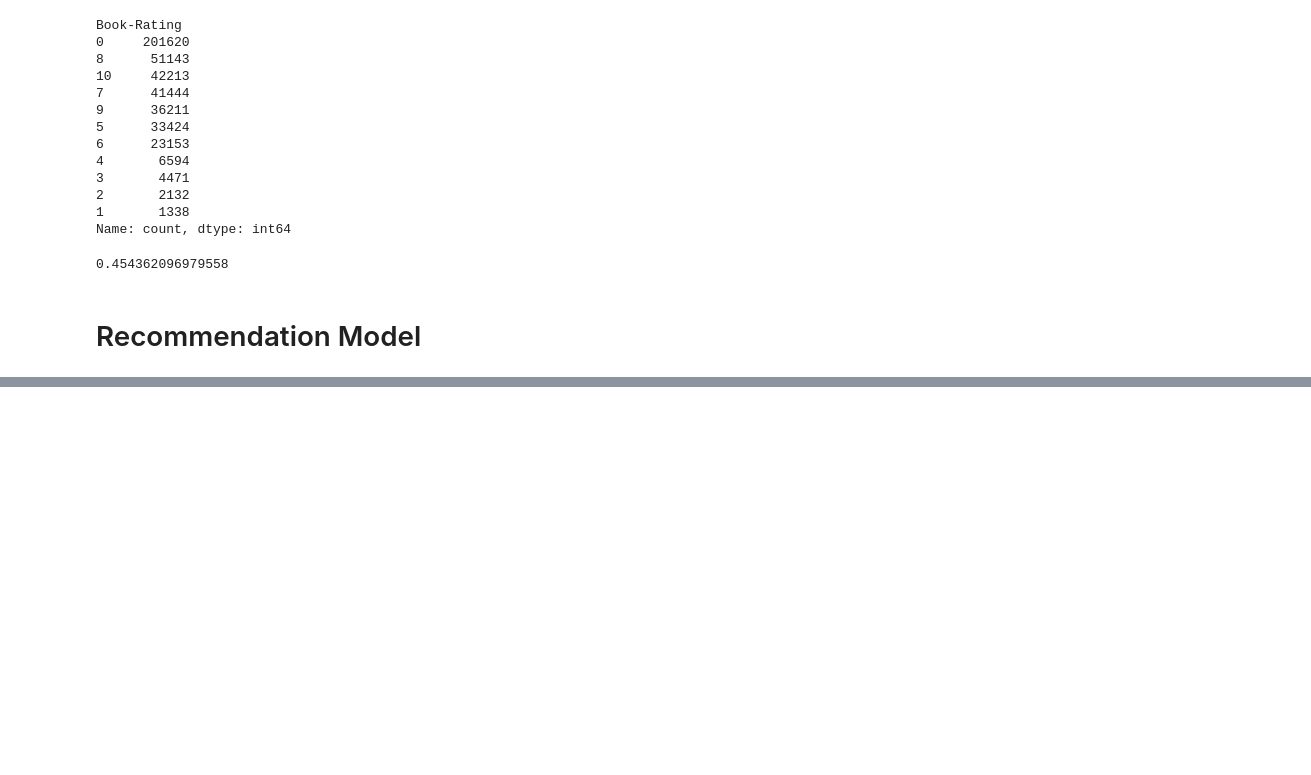
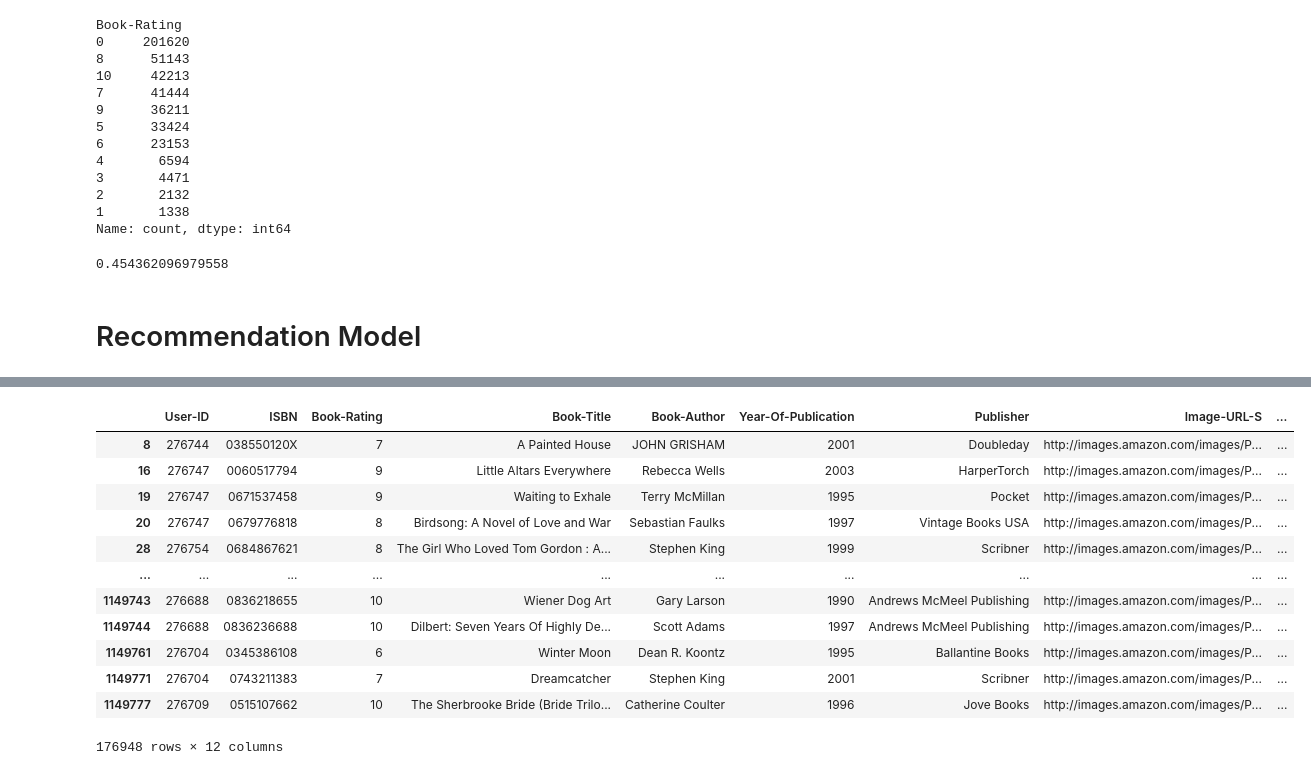
Before and after one commit to AnshulSGarg/Book-Recommender-System, a Jupyter notebook: Recommender_Model.ipynb, the cells around one changed output, grey strips where cells are left out. Drawn from its saved outputs; the diff is of its cells as text; code cells hidden in the pictures; blank space fills up the shorter version.

```diff
--- a/Recommender_Model.ipynb
+++ b/Recommender_Model.ipynb
@@ -424,0 +460,17 @@ ValueError: negative dimensions are not allowed
+# %%
+final_df = final_df[final_df['ISBN'].isin(top_books_list)]
+final_df
+# %% [output]
+|  | User-ID | ISBN | Book-Rating | Book-Title | Book-Author | Year-Of-Publication | Publisher | Image-URL-S | ... |
+| 8 | 276744 | 038550120X | 7 | A Painted House | JOHN GRISHAM | 2001 | Doubleday | http://images.amazon.com/images/P... | ... |
+| 16 | 276747 | 0060517794 | 9 | Little Altars Everywhere | Rebecca Wells | 2003 | HarperTorch | http://images.amazon.com/images/P... | ... |
+| 19 | 276747 | 0671537458 | 9 | Waiting to Exhale | Terry McMillan | 1995 | Pocket | http://images.amazon.com/images/P... | ... |
+| 20 | 276747 | 0679776818 | 8 | Birdsong: A Novel of Love and War | Sebastian Faulks | 1997 | Vintage Books USA | http://images.amazon.com/images/P... | ... |
+| 28 | 276754 | 0684867621 | 8 | The Girl Who Loved Tom Gordon : A... | Stephen King | 1999 | Scribner | http://images.amazon.com/images/P... | ... |
+| ... | ... | ... | ... | ... | ... | ... | ... | ... | ... |
+| 1149743 | 276688 | 0836218655 | 10 | Wiener Dog Art | Gary Larson | 1990 | Andrews McMeel Publishing | http://images.amazon.com/images/P... | ... |
+| 1149744 | 276688 | 0836236688 | 10 | Dilbert: Seven Years Of Highly De... | Scott Adams | 1997 | Andrews McMeel Publishing | http://images.amazon.com/images/P... | ... |
+| 1149761 | 276704 | 0345386108 | 6 | Winter Moon | Dean R. Koontz | 1995 | Ballantine Books | http://images.amazon.com/images/P... | ... |
+| 1149771 | 276704 | 0743211383 | 7 | Dreamcatcher | Stephen King | 2001 | Scribner | http://images.amazon.com/images/P... | ... |
+| 1149777 | 276709 | 0515107662 | 10 | The Sherbrooke Bride (Bride Trilo... | Catherine Coulter | 1996 | Jove Books | http://images.amazon.com/images/P... | ... |
+176948 rows × 12 columns
```
Also changed, not shown: parts of 25 cells of this notebook.
